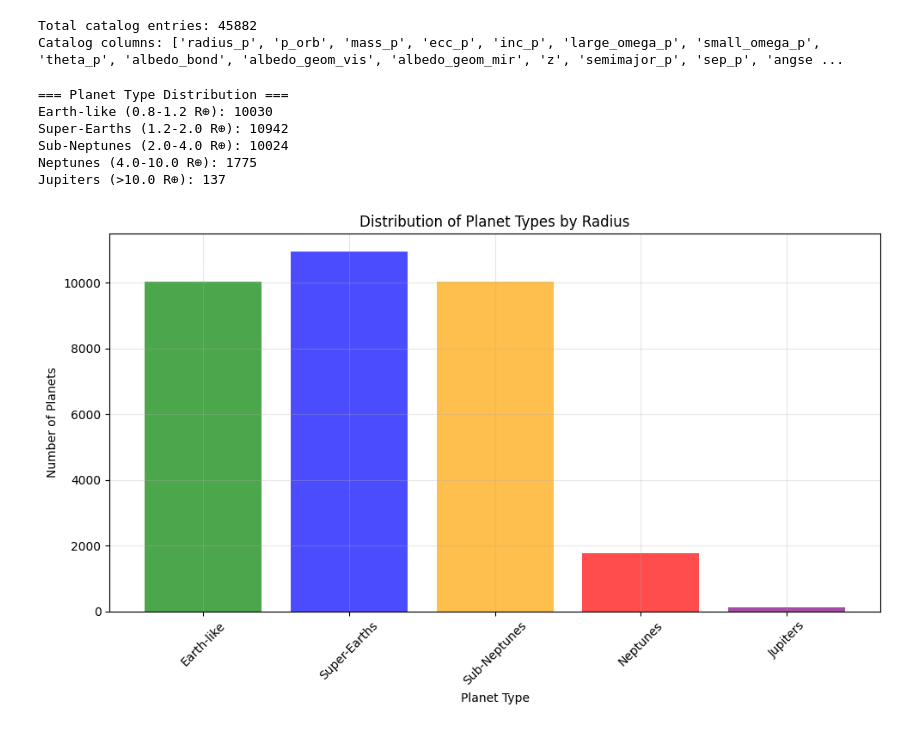
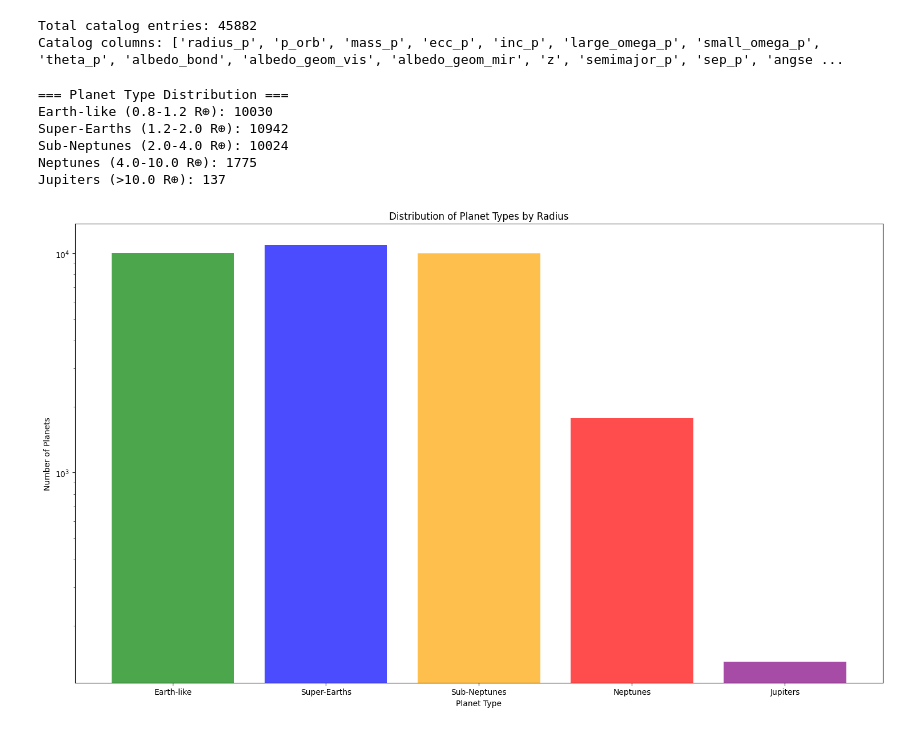
Before and after one commit to Long2607/MASS_Tutorial_Belgrad, a Jupyter notebook: Tutorial_1/lifesim.ipynb, the cells around one changed output. Drawn from its saved outputs; the diff is of its cells as text; code cells hidden in the pictures.

```diff
--- a/Tutorial_1/lifesim.ipynb
+++ b/Tutorial_1/lifesim.ipynb
@@ -89,37 +89,36 @@ if radius_cols:
     earth_like = (radii >= 0.8) & (radii <= 1.2)
     super_earths = (radii > 1.2) & (radii <= 2.0)
     sub_neptunes = (radii > 2.0) & (radii <= 4.0)
     neptunes = (radii > 4.0) & (radii <= 10.0)
     jupiters = radii > 10.0
 
     print("=== Planet Type Distribution ===")
     print(f"Earth-like (0.8-1.2 R⊕): {earth_like.sum()}")
     print(f"Super-Earths (1.2-2.0 R⊕): {super_earths.sum()}")
     print(f"Sub-Neptunes (2.0-4.0 R⊕): {sub_neptunes.sum()}")
     print(f"Neptunes (4.0-10.0 R⊕): {neptunes.sum()}")
     print(f"Jupiters (>10.0 R⊕): {jupiters.sum()}")
 
     # Plot planet type distribution
-    plt.figure(figsize=(10, 6))
+    plt.figure(figsize=(15, 9))
     categories = ['Earth-like', 'Super-Earths', 'Sub-Neptunes', 'Neptunes', 'Jupiters']
     counts = [earth_like.sum(), super_earths.sum(), sub_neptunes.sum(), neptunes.sum(), jupiters.sum()]
 
     plt.bar(categories, counts, alpha=0.7, color=['green', 'blue', 'orange', 'red', 'purple'])
     plt.xlabel('Planet Type')
     plt.ylabel('Number of Planets')
     plt.title('Distribution of Planet Types by Radius')
-    plt.xticks(rotation=45)
-    plt.grid(True, alpha=0.3)
+    plt.yscale('log')
     plt.tight_layout()
     plt.show()
 # %% [output]
 === Planet Type Distribution ===
 Earth-like (0.8-1.2 R⊕): 10030
 Super-Earths (1.2-2.0 R⊕): 10942
 Sub-Neptunes (2.0-4.0 R⊕): 10024
 Neptunes (4.0-10.0 R⊕): 1775
 Jupiters (>10.0 R⊕): 137
-[figure, old version]
+[figure, new version]
 # %%
 # Create scatter plot
 plt.figure(figsize=(12, 8))
```
Also changed, not shown: parts of 2 cells of this notebook.
